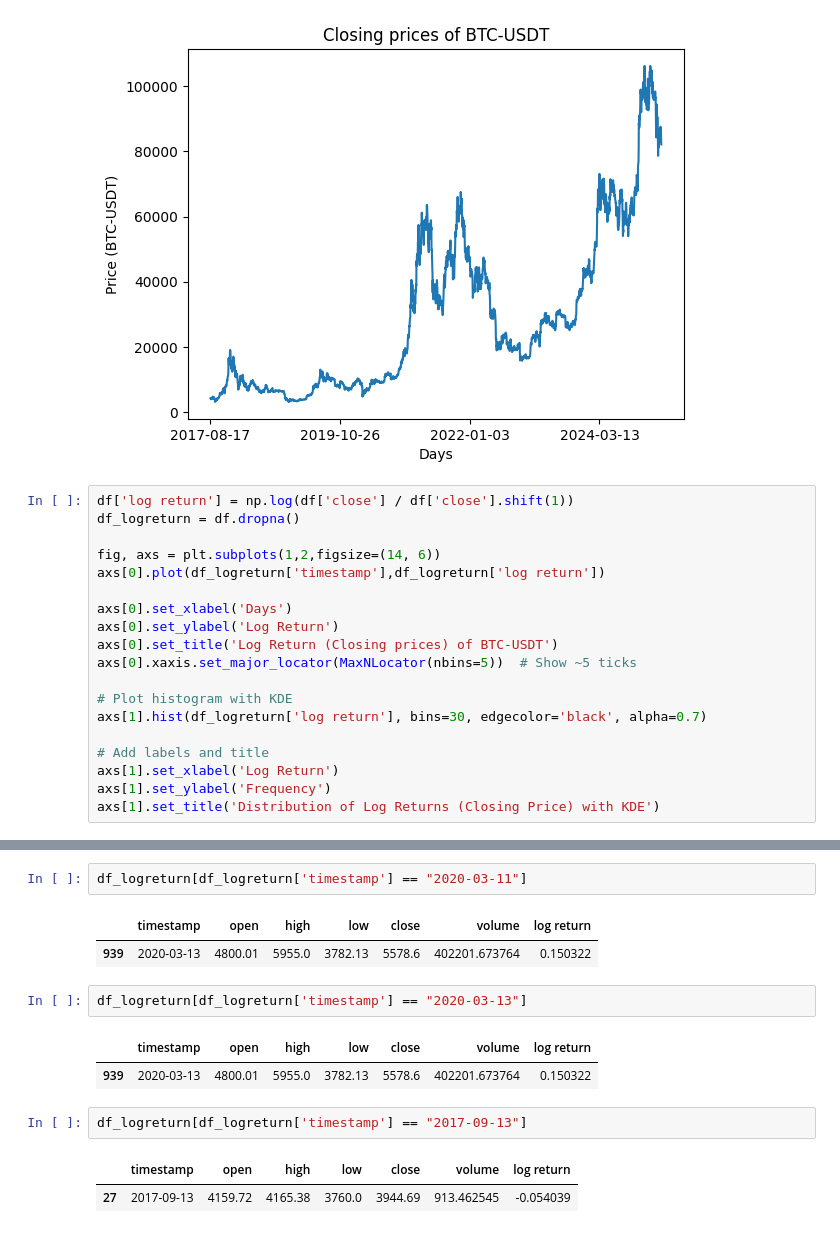
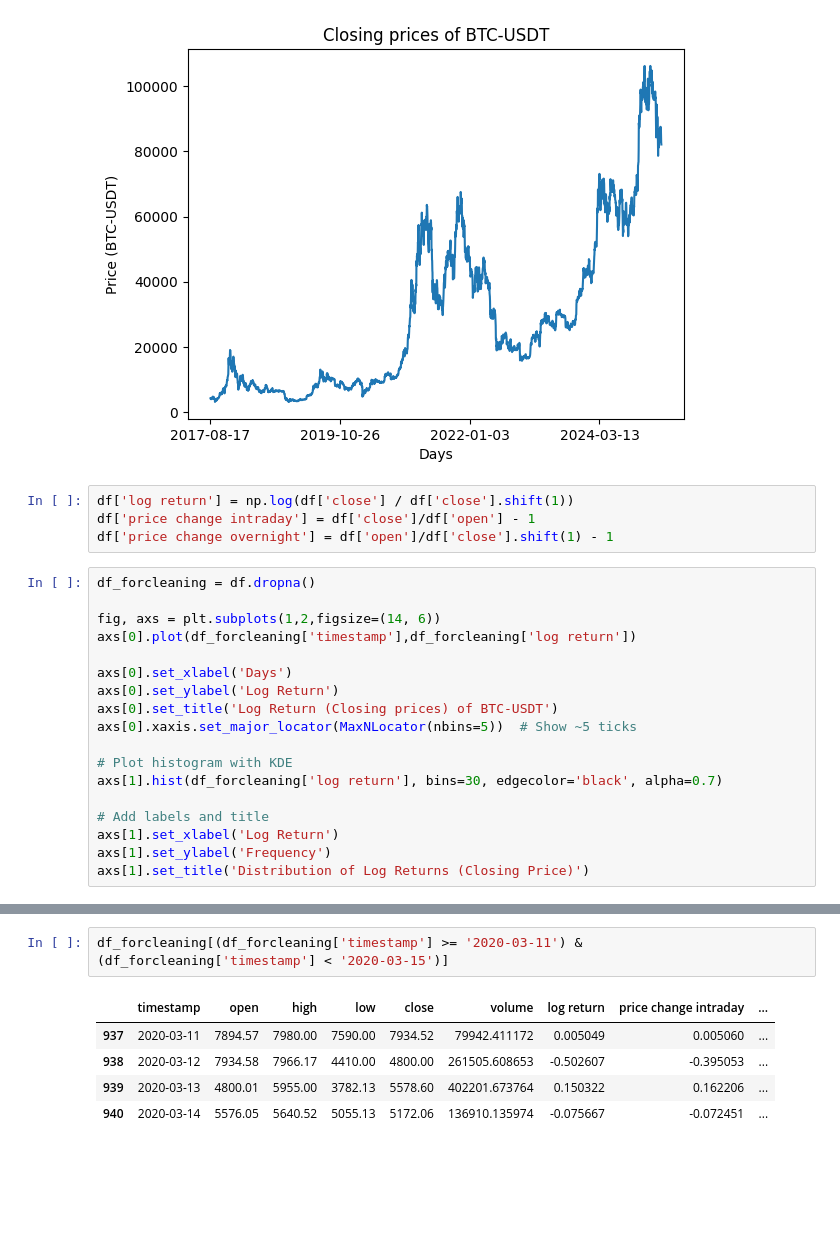
Before and after one commit to dleeim/coracle, a Jupyter notebook: src/data_analysis.ipynb, the cells around one changed output, grey strips where cells are left out. Saved outputs shown, nothing was run; the diff lists cells and outputs as text; blank space fills up the shorter version.

```diff
--- a/src/data_analysis.ipynb
+++ b/src/data_analysis.ipynb
@@ -46,12 +46,15 @@ from matplotlib.ticker import MaxNLocator
 plt.gca().xaxis.set_major_locator(MaxNLocator(nbins=5))  # Show ~5 ticks
 # %% [output]
 [figure]
+# %%
+df['log return'] = np.log(df['close'] / df['close'].shift(1))
+df['price change intraday'] = df['close']/df['open'] - 1
+df['price change overnight'] = df['open']/df['close'].shift(1) - 1
 # %%
-df['log return'] = np.log(df['close'] / df['close'].shift(1))
-df_logreturn = df.dropna()
+df_forcleaning = df.dropna()
 
 fig, axs = plt.subplots(1,2,figsize=(14, 6))
-axs[0].plot(df_logreturn['timestamp'],df_logreturn['log return'])
+axs[0].plot(df_forcleaning['timestamp'],df_forcleaning['log return'])
 
 axs[0].set_xlabel('Days')
 axs[0].set_ylabel('Log Return')
@@ -59,10 +62,10 @@ axs[0].set_title('Log Return (Closing prices) of BTC-USDT')
 axs[0].xaxis.set_major_locator(MaxNLocator(nbins=5))  # Show ~5 ticks
 
 # Plot histogram with KDE
-axs[1].hist(df_logreturn['log return'], bins=30, edgecolor='black', alpha=0.7)
+axs[1].hist(df_forcleaning['log return'], bins=30, edgecolor='black', alpha=0.7)
 
 # Add labels and title
 axs[1].set_xlabel('Log Return')
 axs[1].set_ylabel('Frequency')
-axs[1].set_title('Distribution of Log Returns (Closing Price) with KDE')
+axs[1].set_title('Distribution of Log Returns (Closing Price)')
 # %% [output]
@@ -80,15 +164,8 @@ df_logreturn.sort_values('log return').head()
 # %%
-df_logreturn[df_logreturn['timestamp'] == "2020-03-11"]
+df_forcleaning[(df_forcleaning['timestamp'] >= '2020-03-11') & (df_forcleaning['timestamp'] < '2020-03-15')]
 # %% [output]
-|  | timestamp | open | high | low | close | volume | log return |
-| 939 | 2020-03-13 | 4800.01 | 5955.0 | 3782.13 | 5578.6 | 402201.673764 | 0.150322 |
+|  | timestamp | open | high | low | close | volume | log return | price change intraday | ... |
+| 937 | 2020-03-11 | 7894.57 | 7980.00 | 7590.00 | 7934.52 | 79942.411172 | 0.005049 | 0.005060 | ... |
+| 938 | 2020-03-12 | 7934.58 | 7966.17 | 4410.00 | 4800.00 | 261505.608653 | -0.502607 | -0.395053 | ... |
+| 939 | 2020-03-13 | 4800.01 | 5955.00 | 3782.13 | 5578.60 | 402201.673764 | 0.150322 | 0.162206 | ... |
+| 940 | 2020-03-14 | 5576.05 | 5640.52 | 5055.13 | 5172.06 | 136910.135974 | -0.075667 | -0.072451 | ... |
-# %%
-df_logreturn[df_logreturn['timestamp'] == "2020-03-13"]
-# %% [output]
-|  | timestamp | open | high | low | close | volume | log return |
-| 939 | 2020-03-13 | 4800.01 | 5955.0 | 3782.13 | 5578.6 | 402201.673764 | 0.150322 |
-# %%
-df_logreturn[df_logreturn['timestamp'] == "2017-09-13"]
-# %% [output]
-|  | timestamp | open | high | low | close | volume | log return |
-| 27 | 2017-09-13 | 4159.72 | 4165.38 | 3760.0 | 3944.69 | 913.462545 | -0.054039 |
```
Also changed, not shown: parts of 11 cells of this notebook, 1 other file.
